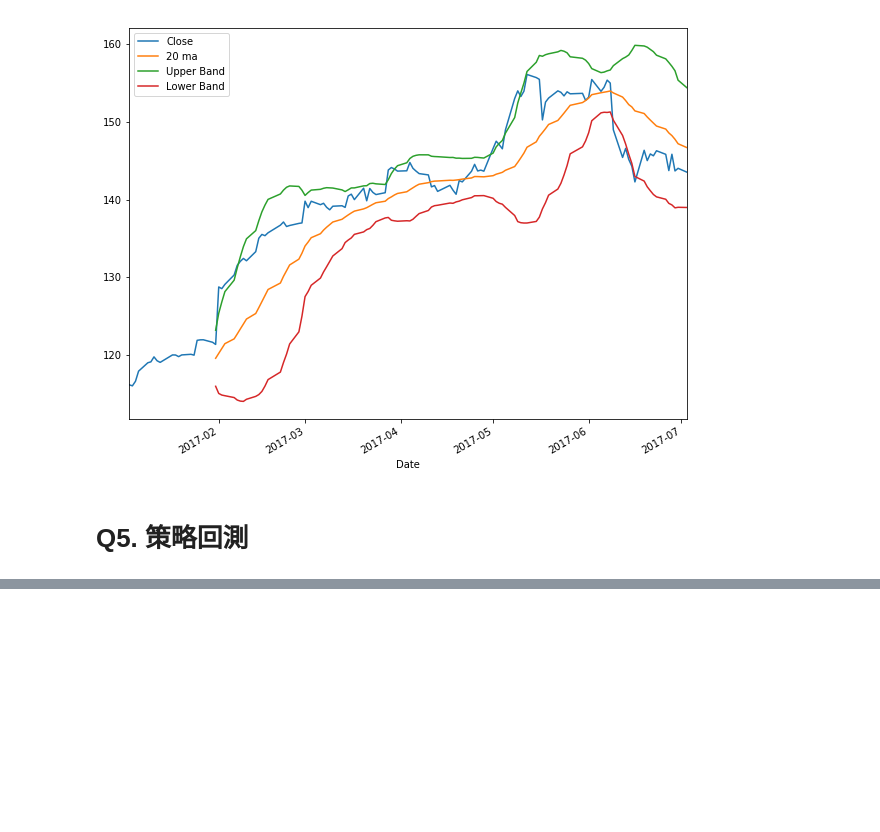
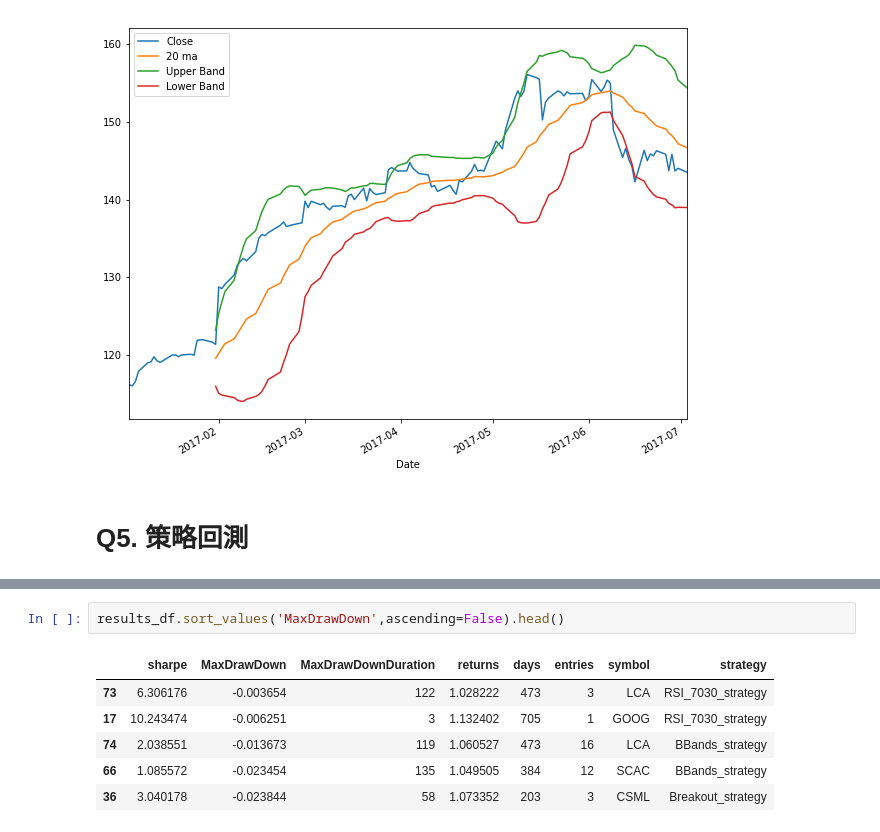
Before and after one commit to BrendanHou/M044030041_quant2017, a Jupyter notebook: midterm/Midterm.ipynb, the cells around one changed output, grey strips where cells are left out. Saved outputs shown, nothing was run; the diff lists cells and outputs as text; blank space fills up the shorter version.

```diff
--- a/midterm/Midterm.ipynb
+++ b/midterm/Midterm.ipynb
@@ -176,0 +318,9 @@ df[['Close', '20 ma', 'Upper Band', 'Lower Band']].plot(legend = 'best', figsize
+# %%
+results_df.sort_values('MaxDrawDown',ascending=False).head()
+# %% [output]
+|  | sharpe | MaxDrawDown | MaxDrawDownDuration | returns | days | entries | symbol | strategy |
+| 73 | 6.306176 | -0.003654 | 122 | 1.028222 | 473 | 3 | LCA | RSI_7030_strategy |
+| 17 | 10.243474 | -0.006251 | 3 | 1.132402 | 705 | 1 | GOOG | RSI_7030_strategy |
+| 74 | 2.038551 | -0.013673 | 119 | 1.060527 | 473 | 16 | LCA | BBands_strategy |
+| 66 | 1.085572 | -0.023454 | 135 | 1.049505 | 384 | 12 | SCAC | BBands_strategy |
+| 36 | 3.040178 | -0.023844 | 58 | 1.073352 | 203 | 3 | CSML | Breakout_strategy |
```
Also changed, not shown: parts of 14 cells of this notebook, 1 other file.
